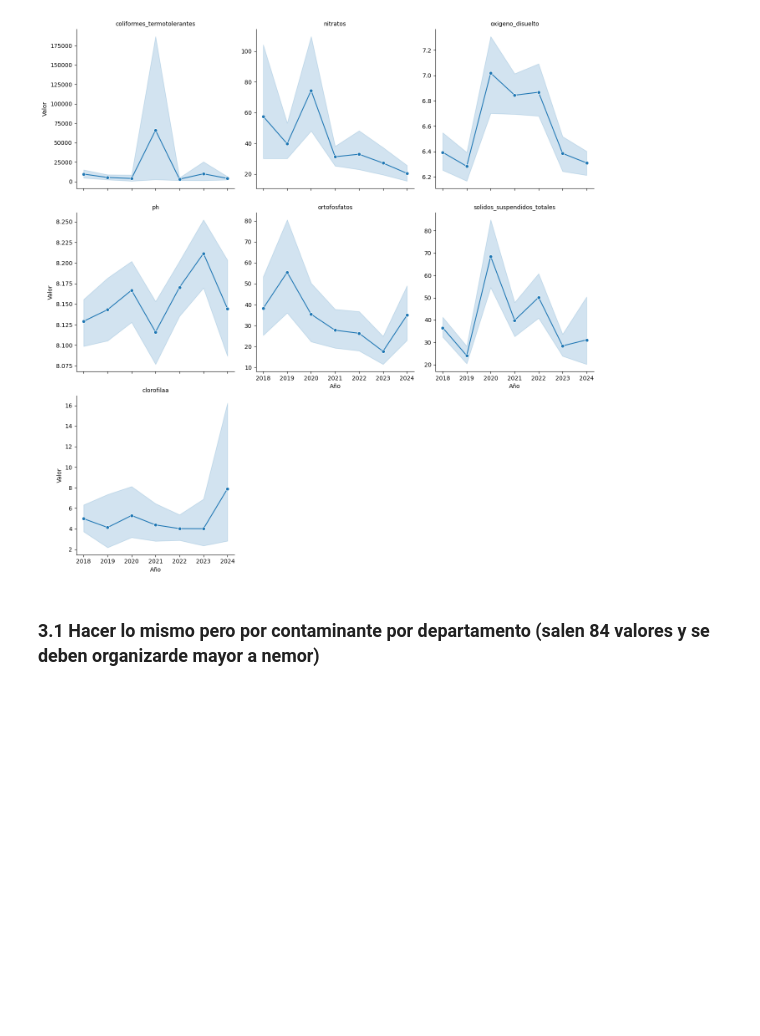
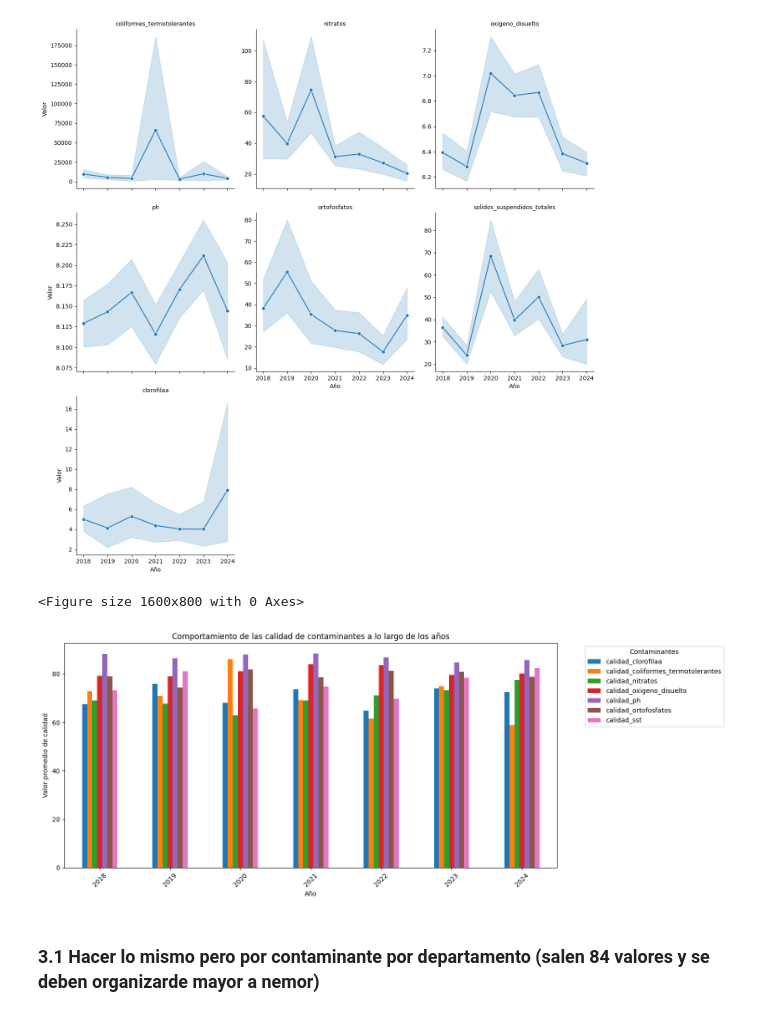
Before and after one commit to catago16/proyectoICAM, a Jupyter notebook: limpieza.ipynb, the cells around one changed output. Cells and saved outputs as stored; diff of their text form; code cells hidden in the pictures; blank space fills up the shorter version.

```diff
--- a/limpieza.ipynb
+++ b/limpieza.ipynb
@@ -591,6 +591,35 @@ plt.tight_layout()
 plt.show()
 # %% [output]
 [figure]
+# %%
+# Seleccionar columnas que comienzan con 'evaluacion'
+columnas_calidad = [col for col in icam.columns if col.startswith('calidad')]
+
+
+# Seleccionamos la columna 'año' y las columnas de evaluación
+icam_calidad = icam[['año'] + columnas_calidad]
+icam_calidad
+
+# Agrupar por 'año' y calcular la media de las columnas de calidad
+icam_calidad_grouped = icam_calidad.groupby('año').mean()
+
+#  Crear un gráfico de barras para visualizar el comportamiento de las calidades por año
+plt.figure(figsize=(16, 8))
+##sns.histplot(data=icam, x="año", kde=True)
+
+# Generar gráfico de barras para las columnas de calidad
+icam_calidad_grouped[columnas_calidad].plot(kind='bar', figsize=(15, 6))
+
+# Personalizar el gráfico
+plt.title('Comportamiento de las calidad de contaminantes a lo largo de los años')
+plt.xlabel('Año')
+plt.ylabel('Valor promedio de calidad')
+plt.legend(title='Contaminantes', bbox_to_anchor=(1.05, 1), loc='upper left')
+plt.xticks(rotation=45)  # Rotar las etiquetas de los años para mejor visualización
+plt.tight_layout()  # Ajustar márgene
+# %% [output]
+<Figure size 1600x800 with 0 Axes>
+[figure, added]
 # %% [markdown]
 <h3>3.1 Hacer lo mismo pero por contaminante por departamento (salen 84 valores y se deben organizarde mayor a nemor)<h3>
 # %%
```
Also changed, not shown: parts of 4 cells of this notebook.
